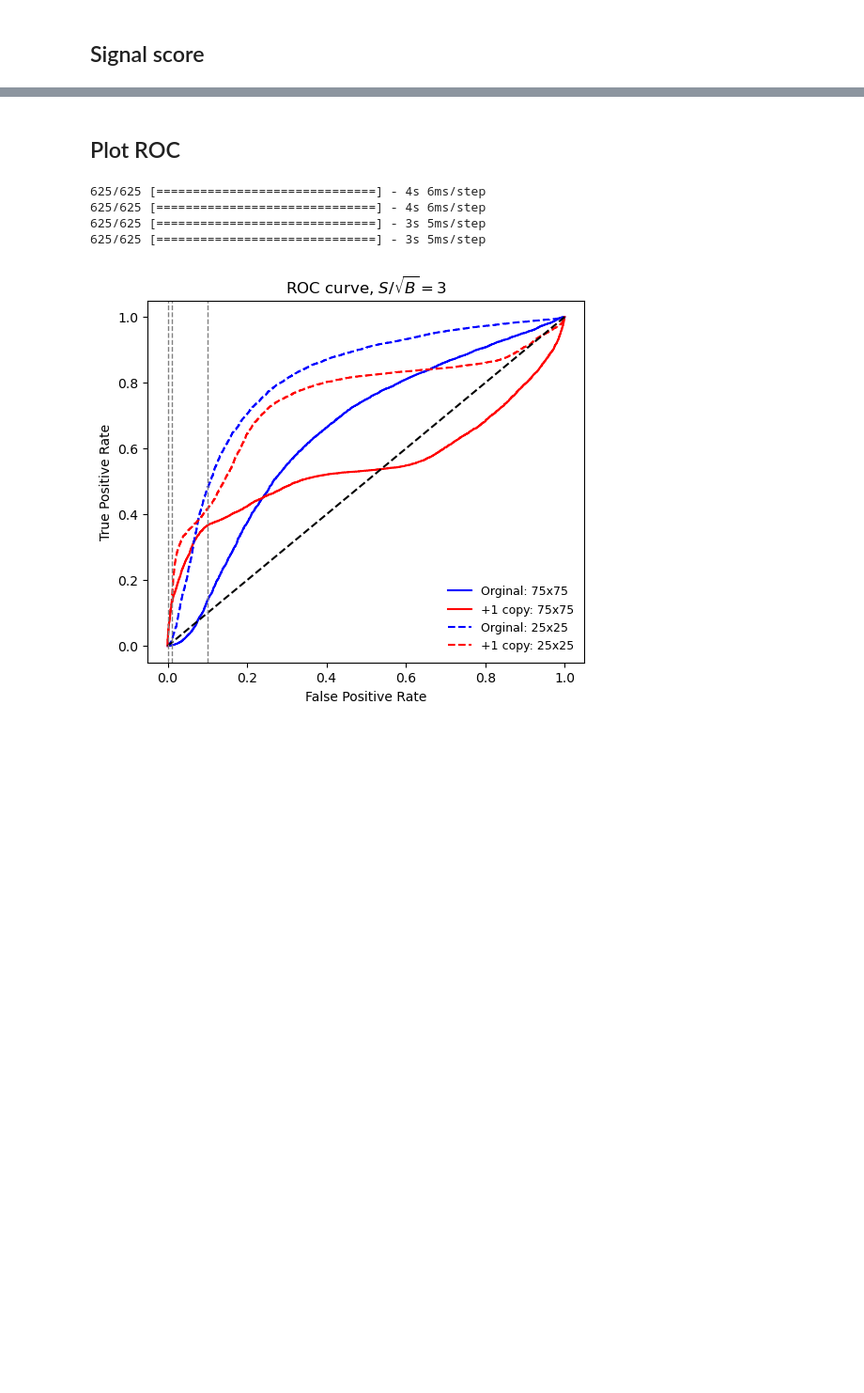
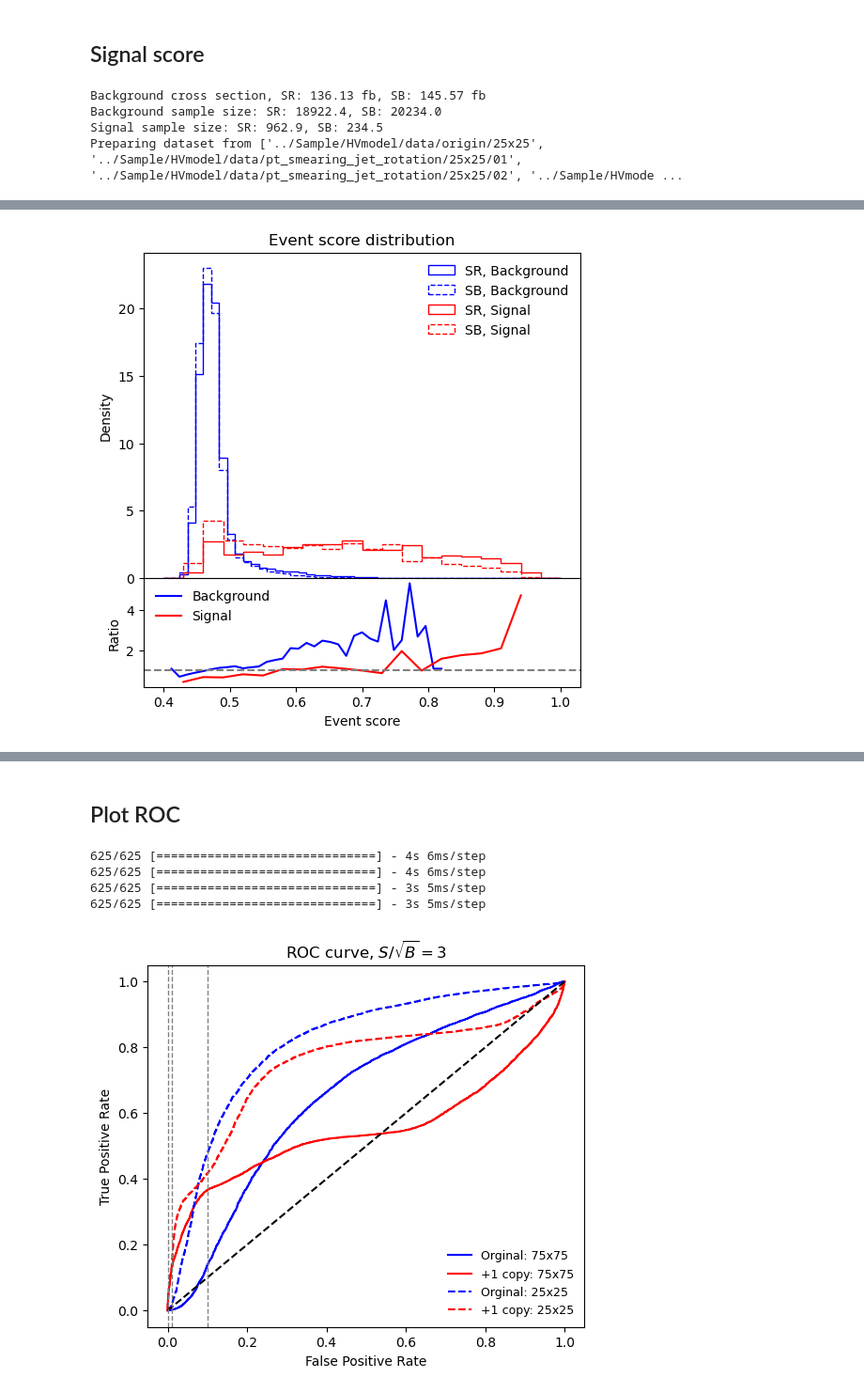
Before and after one commit to r10222035/data_augmentation, a Jupyter notebook: CNN/CNN.ipynb, the cells around one changed output, grey strips where cells are left out. Shown at 94% size. Saved outputs shown, nothing was run; the diff lists cells and outputs as text; code cells hidden in the pictures; blank space fills up the shorter version.

```diff
--- a/CNN/CNN.ipynb
+++ b/CNN/CNN.ipynb
@@ -452,0 +555,25 @@ Testing Loss = 0.714, Testing Accuracy = 0.498
+# %%
+with open(config_file) as f:
+    config = json.load(f)
+
+train_npy_paths = config['train_npy_paths']
+val_npy_paths = config['val_npy_paths']
+seed = config['seed']
+sensitivity = config['sensitivity']
+
+true_label_path = config['true_label_path']
+model_name = config['model_name']
+sample_type = config['sample_type']
+
+# Training and validation splitting ratio
+r_train, r_val = 0.8, 0.2
+
+n_SR_S, n_SR_B, n_SB_S, n_SB_B = compute_nevent_in_SR_SB(sensitivity=sensitivity)
+
+train_nevents = int(n_SR_S * r_train), int(n_SB_S * r_train), int(n_SR_B * r_train), int(n_SB_B * r_train)
+X_train_SR, y_train_SR, X_train_SB, y_train_SB  = get_SR_SB_sample_from(train_npy_paths, train_nevents, seed=seed)
+# %% [output]
+Background cross section, SR: 136.13 fb, SB: 145.57 fb
+Background sample size: SR: 18922.4, SB: 20234.0
+Signal sample size: SR: 962.9, SB: 234.5
+Preparing dataset from ['../Sample/HVmodel/data/origin/25x25', '../Sample/HVmodel/data/pt_smearing_jet_rotation/25x25/01', '../Sample/HVmodel/data/pt_smearing_jet_rotation/25x25/02', '../Sample/HVmode ...
@@ -452,0 +584,42 @@ Testing Loss = 0.714, Testing Accuracy = 0.498
+# %%
+save_model_name = f'./CNN_models/last_model_CNN/'
+loaded_model = tf.keras.models.load_model(save_model_name)
+
+fig, ax = plt.subplots(2, 1, figsize=(6, 6), sharex=True, gridspec_kw={'height_ratios': [3, 1], 'hspace': 0})
+
+# 在圖上畫出 SR, SB 的分布與比例
+SR_B_score = loaded_model.predict(X_train_SR[y_train_SR==0])
+SB_B_score = loaded_model.predict(X_train_SB[y_train_SB==0])
+
+SR_B_density, edges_B, _ = ax[0].hist(SR_B_score, bins=nbins_B, range=hist_range, histtype='step', linestyle='-', color='b', label='SR, Background', density=True)
+SB_B_density, edges_B, _ = ax[0].hist(SB_B_score, bins=nbins_B, range=hist_range, histtype='step', linestyle='--',color='b', label='SB, Background', density=True)
+
+ratio_B = np.divide(SR_B_density, SB_B_density)
+ax[1].plot(edges_B[:-1], ratio_B, color='b', label='Background')
+
+if sensitivity != 0:
+    SR_S_score = loaded_model.predict(X_train_SR[y_train_SR==1])
+    SB_S_score = loaded_model.predict(X_train_SB[y_train_SB==1])
+
+    SR_S_density, edges_S, _  = ax[0].hist(SR_S_score, bins=nbins_S, range=hist_range, histtype='step', linestyle='-', color='r', label='SR, Signal', density=True)
+    SB_S_density, edges_S, _  = ax[0].hist(SB_S_score, bins=nbins_S, range=hist_range, histtype='step', linestyle='--',color='r', label='SB, Signal', density=True)
+
+    ratio_S = np.divide(SR_S_density, SB_S_density)
+
+    ax[1].plot(edges_S[:-1], ratio_S, color='r', label='Signal')
+else:
+    ax[0].hist([0], weights=np.zeros_like([0]), bins=nbins_S, range=hist_range, histtype='step', linestyle='-', color='r', label='SR, Signal', density=True)
+    ax[0].hist([0], weights=np.zeros_like([0]), bins=nbins_S, range=hist_range, histtype='step', linestyle='--', color='r', label='SB, Signal', density=True)
+
+ax[0].set_title('Event score distribution')
+ax[0].set_ylabel('Density')
+ax[0].legend(frameon=False,)
+
+ax[1].axhline(y=1, color='grey', linestyle='--')
+ax[1].set_xlabel('Event score')
+ax[1].set_ylabel('Ratio')
+ax[1].legend(frameon=False,)
+
+plt.savefig(f'../figures/HVmodel_event_score_pt_jet_aug_3_train_SR_SB_SB_{sensitivity}_res_25.pdf', dpi=300, facecolor='White', bbox_inches='tight')
+plt.show()
+# %% [output]
@@ -453 +630,2 @@ Testing Loss = 0.714, Testing Accuracy = 0.498
+[figure, added]
 # %%
```
Also changed, not shown: parts of 18 cells of this notebook, 18 other files.
